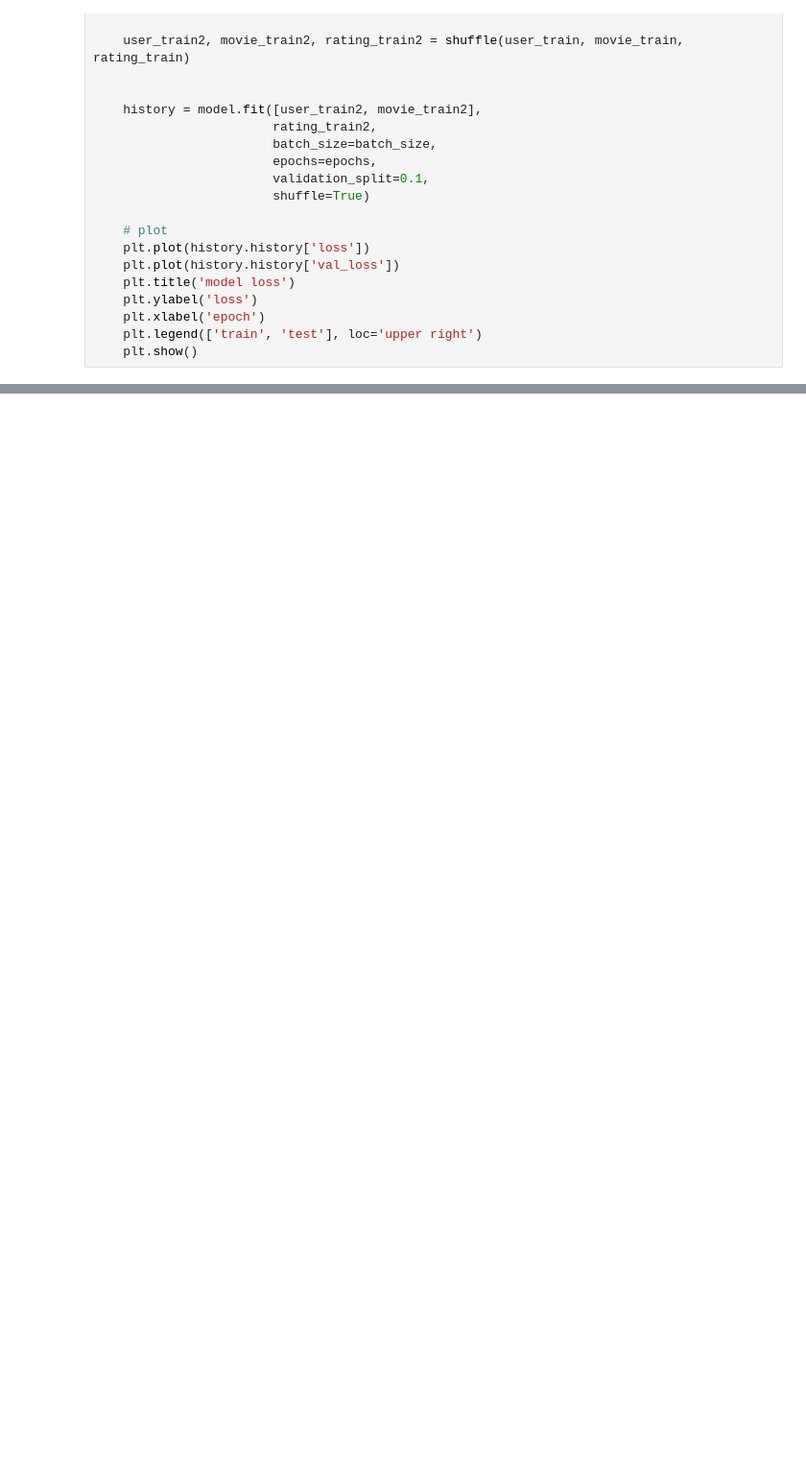
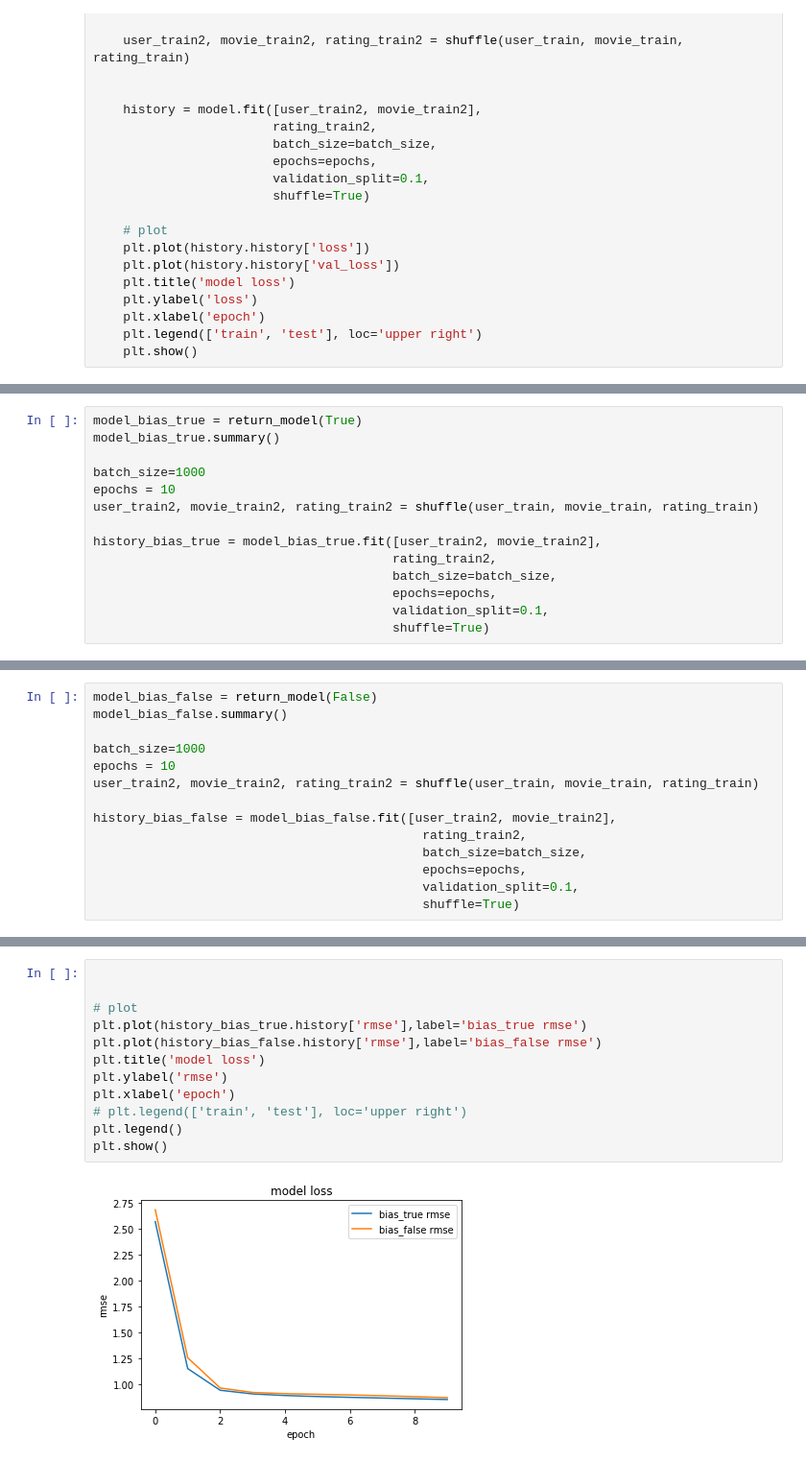
Before and after one commit to ryhryh/NTU-ML2017, a Jupyter notebook: hw5/p3.ipynb, the cells around one changed output, grey strips where cells are left out. Shown: that part at 96% size. Saved outputs shown, nothing was run; the diff lists cells and outputs as text; blank space fills up the shorter version.

```diff
--- a/hw5/p3.ipynb
+++ b/hw5/p3.ipynb
@@ -127,0 +200,14 @@ for is_bias in [False,True]:
+# %%
+model_bias_true = return_model(True)
+model_bias_true.summary()
+
+batch_size=1000
+epochs = 10
+user_train2, movie_train2, rating_train2 = shuffle(user_train, movie_train, rating_train)
+
+history_bias_true = model_bias_true.fit([user_train2, movie_train2],
+                                        rating_train2,
+                                        batch_size=batch_size,
+                                        epochs=epochs,
+                                        validation_split=0.1,
+                                        shuffle=True)
@@ -127,0 +232,14 @@ for is_bias in [False,True]:
+# %%
+model_bias_false = return_model(False)
+model_bias_false.summary()
+
+batch_size=1000
+epochs = 10
+user_train2, movie_train2, rating_train2 = shuffle(user_train, movie_train, rating_train)
+
+history_bias_false = model_bias_false.fit([user_train2, movie_train2],
+                                            rating_train2,
+                                            batch_size=batch_size,
+                                            epochs=epochs,
+                                            validation_split=0.1,
+                                            shuffle=True)
@@ -127,0 +264,14 @@ for is_bias in [False,True]:
+# %%
+
+
+# plot
+plt.plot(history_bias_true.history['rmse'],label='bias_true rmse')
+plt.plot(history_bias_false.history['rmse'],label='bias_false rmse')
+plt.title('model loss')
+plt.ylabel('rmse')
+plt.xlabel('epoch')
+# plt.legend(['train', 'test'], loc='upper right')
+plt.legend()
+plt.show()
+# %% [output]
+[figure, added]
```
Also changed, not shown: parts of 7 cells of this notebook.
